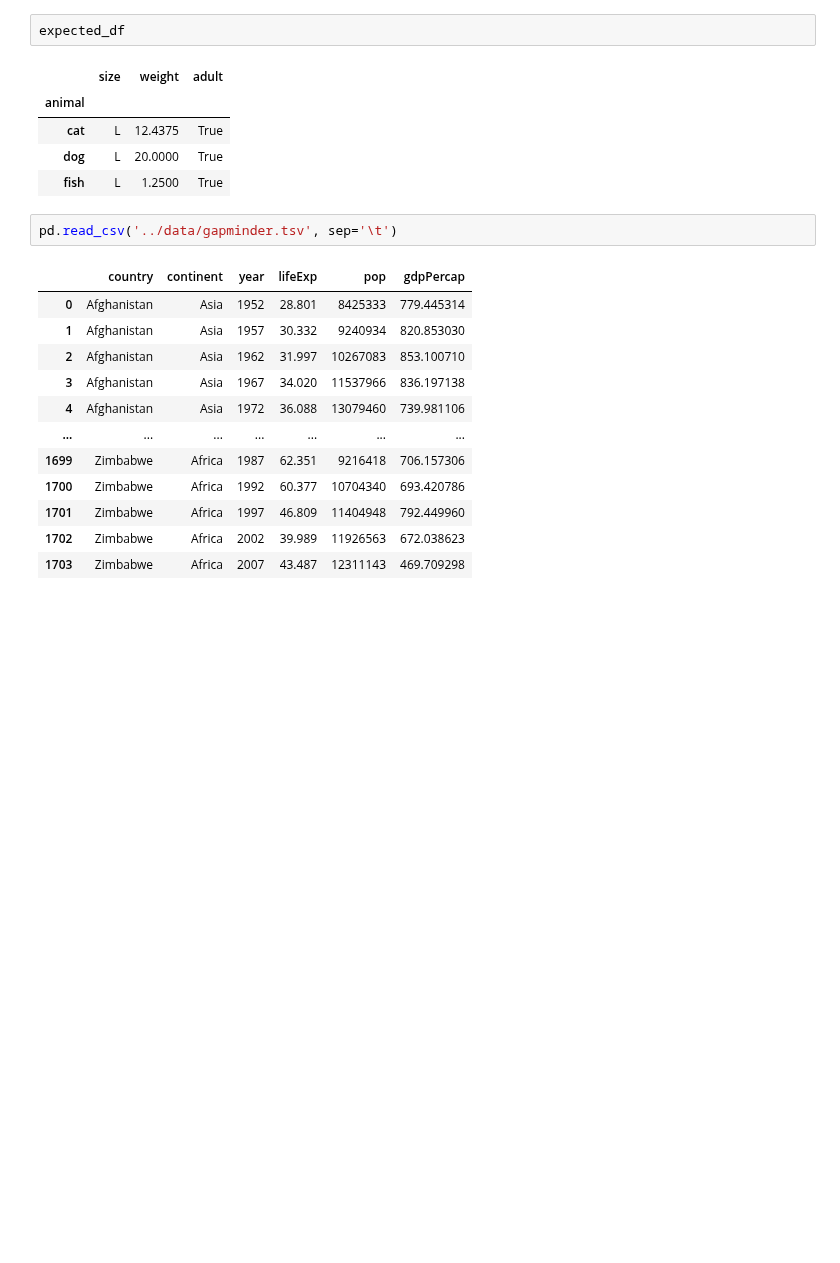
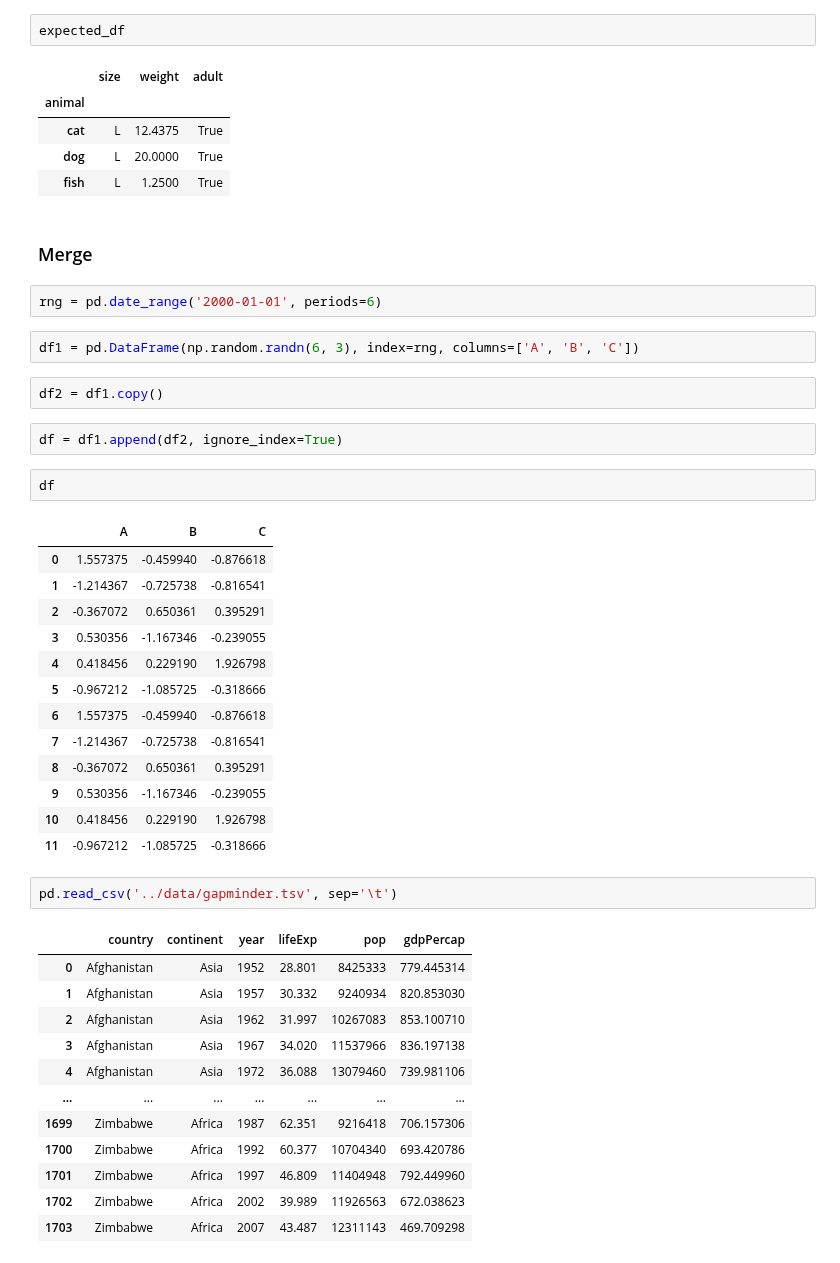
Before and after one commit to ChrisHSKim/python_for_everyone, a Jupyter notebook: notebooks/python with pandas.ipynb, the cells around one changed output. Cells and saved outputs as stored; diff of their text form; blank space fills up the shorter version.

Commit message:
merge

```diff
--- a/notebooks/python with pandas.ipynb
+++ b/notebooks/python with pandas.ipynb
@@ -524,6 +524,32 @@ expected_df
 | cat | L | 12.4375 | True |
 | dog | L | 20.0000 | True |
 | fish | L | 1.2500 | True |
+# %% [markdown]
+### Merge
+# %%
+rng = pd.date_range('2000-01-01', periods=6)
+# %%
+df1 = pd.DataFrame(np.random.randn(6, 3), index=rng, columns=['A', 'B', 'C'])
+# %%
+df2 = df1.copy()
+# %%
+df = df1.append(df2, ignore_index=True)
+# %%
+df
+# %% [output]
+|  | A | B | C |
+| 0 | 1.557375 | -0.459940 | -0.876618 |
+| 1 | -1.214367 | -0.725738 | -0.816541 |
+| 2 | -0.367072 | 0.650361 | 0.395291 |
+| 3 | 0.530356 | -1.167346 | -0.239055 |
+| 4 | 0.418456 | 0.229190 | 1.926798 |
+| 5 | -0.967212 | -1.085725 | -0.318666 |
+| 6 | 1.557375 | -0.459940 | -0.876618 |
+| 7 | -1.214367 | -0.725738 | -0.816541 |
+| 8 | -0.367072 | 0.650361 | 0.395291 |
+| 9 | 0.530356 | -1.167346 | -0.239055 |
+| 10 | 0.418456 | 0.229190 | 1.926798 |
+| 11 | -0.967212 | -1.085725 | -0.318666 |
 # %%
 pd.read_csv('../data/gapminder.tsv', sep='\t')
 # %% [output]
```
Also changed, not shown: parts of 5 cells of this notebook.
